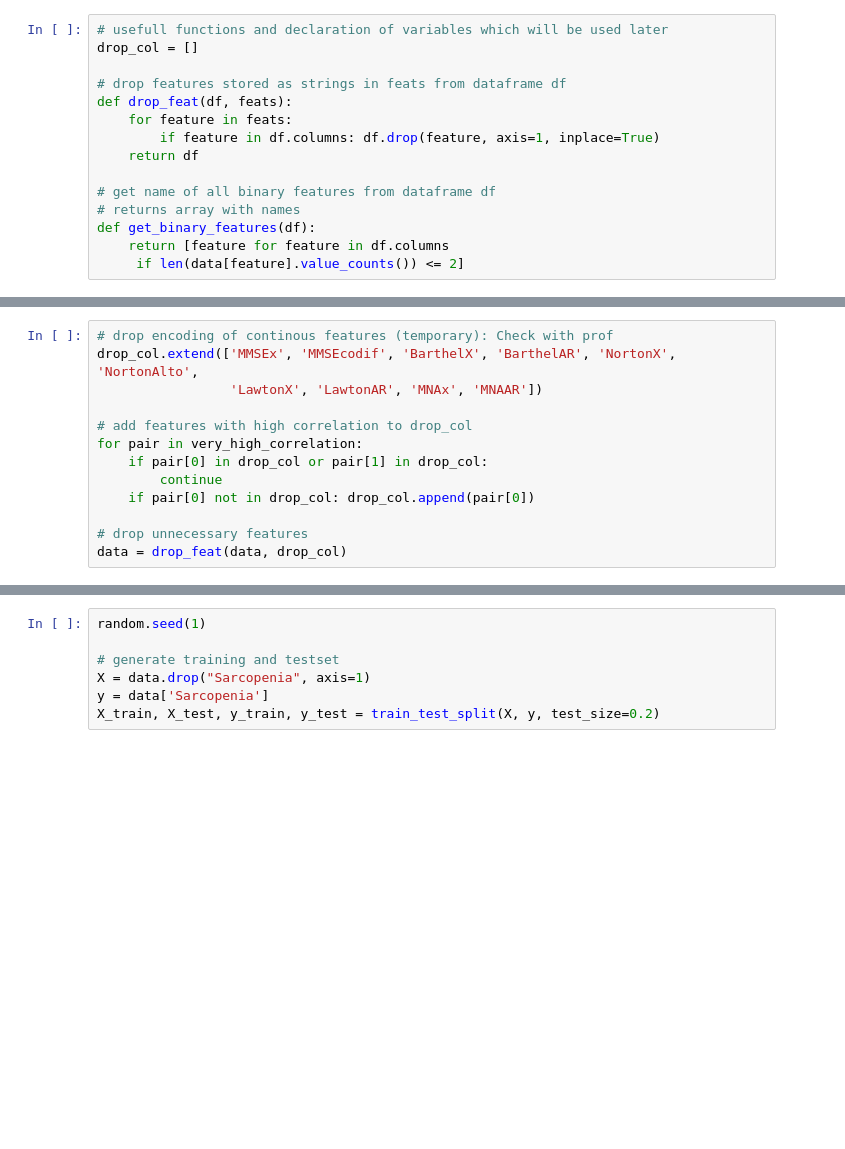
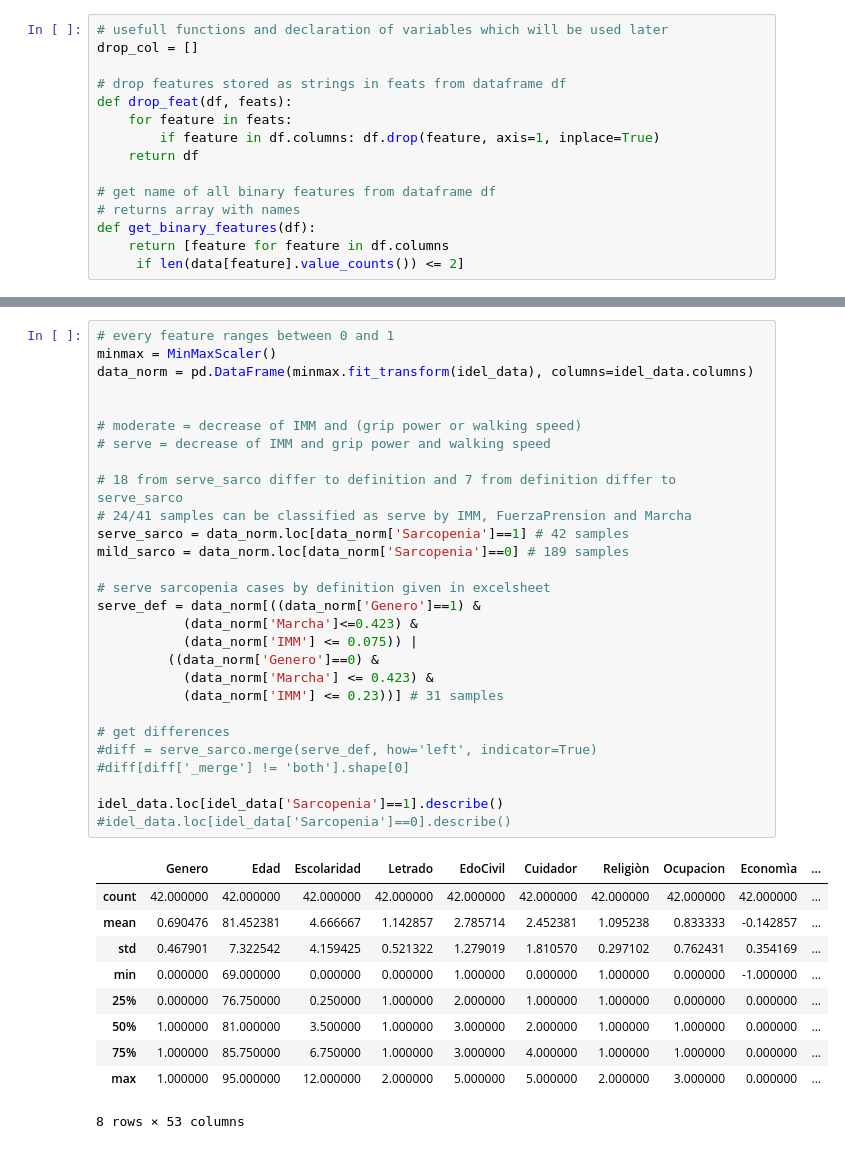
Before and after one commit to hGl0/Sarcopenia, a Jupyter notebook: statistics.ipynb, the cells around one changed output, grey strips where cells are left out. Cells and saved outputs as stored; diff of their text form; blank space fills up the shorter version.

```diff
--- a/statistics.ipynb
+++ b/statistics.ipynb
@@ -210,13 +215,0 @@ corr.dropna(how='all').T.dropna(how='all').style.background_gradient('RdBu', vma
-# %%
-# drop encoding of continous features (temporary): Check with prof
-drop_col.extend(['MMSEx', 'MMSEcodif', 'BarthelX', 'BarthelAR', 'NortonX', 'NortonAlto',
-                 'LawtonX', 'LawtonAR', 'MNAx', 'MNAAR'])
-
-# add features with high correlation to drop_col
-for pair in very_high_correlation:
-    if pair[0] in drop_col or pair[1] in drop_col:
-        continue
-    if pair[0] not in drop_col: drop_col.append(pair[0])
-
-# drop unnecessary features
-data = drop_feat(data, drop_col)
@@ -242,7 +255,39 @@ Name: Marcha, Length: 71, dtype: int64
-# %%
-random.seed(1)
-
-# generate training and testset
-X = data.drop("Sarcopenia", axis=1)
-y = data['Sarcopenia']
-X_train, X_test, y_train, y_test = train_test_split(X, y, test_size=0.2)
+# %%
+# every feature ranges between 0 and 1
+minmax = MinMaxScaler()
+data_norm = pd.DataFrame(minmax.fit_transform(idel_data), columns=idel_data.columns)
+
+
+# moderate = decrease of IMM and (grip power or walking speed)
+# serve = decrease of IMM and grip power and walking speed
+
+# 18 from serve_sarco differ to definition and 7 from definition differ to serve_sarco
+# 24/41 samples can be classified as serve by IMM, FuerzaPrension and Marcha
+serve_sarco = data_norm.loc[data_norm['Sarcopenia']==1] # 42 samples
+mild_sarco = data_norm.loc[data_norm['Sarcopenia']==0] # 189 samples
+
+# serve sarcopenia cases by definition given in excelsheet
+serve_def = data_norm[((data_norm['Genero']==1) &
+           (data_norm['Marcha']<=0.423) &
+           (data_norm['IMM'] <= 0.075)) |
+         ((data_norm['Genero']==0) &
+           (data_norm['Marcha'] <= 0.423) &
+           (data_norm['IMM'] <= 0.23))] # 31 samples
+
+# get differences
+#diff = serve_sarco.merge(serve_def, how='left', indicator=True)
+#diff[diff['_merge'] != 'both'].shape[0]
+
+idel_data.loc[idel_data['Sarcopenia']==1].describe()
+#idel_data.loc[idel_data['Sarcopenia']==0].describe()
+# %% [output]
+|  | Genero | Edad | Escolaridad | Letrado | EdoCivil | Cuidador | Religiòn | Ocupacion | Economìa | ... |
+| count | 42.000000 | 42.000000 | 42.000000 | 42.000000 | 42.000000 | 42.000000 | 42.000000 | 42.000000 | 42.000000 | ... |
+| mean | 0.690476 | 81.452381 | 4.666667 | 1.142857 | 2.785714 | 2.452381 | 1.095238 | 0.833333 | -0.142857 | ... |
+| std | 0.467901 | 7.322542 | 4.159425 | 0.521322 | 1.279019 | 1.810570 | 0.297102 | 0.762431 | 0.354169 | ... |
+| min | 0.000000 | 69.000000 | 0.000000 | 0.000000 | 1.000000 | 0.000000 | 1.000000 | 0.000000 | -1.000000 | ... |
+| 25% | 0.000000 | 76.750000 | 0.250000 | 1.000000 | 2.000000 | 1.000000 | 1.000000 | 0.000000 | 0.000000 | ... |
+| 50% | 1.000000 | 81.000000 | 3.500000 | 1.000000 | 3.000000 | 2.000000 | 1.000000 | 1.000000 | 0.000000 | ... |
+| 75% | 1.000000 | 85.750000 | 6.750000 | 1.000000 | 3.000000 | 4.000000 | 1.000000 | 1.000000 | 0.000000 | ... |
+| max | 1.000000 | 95.000000 | 12.000000 | 2.000000 | 5.000000 | 5.000000 | 2.000000 | 3.000000 | 0.000000 | ... |
+8 rows × 53 columns
```
Also changed, not shown: parts of 11 cells of this notebook, 1 other file.
